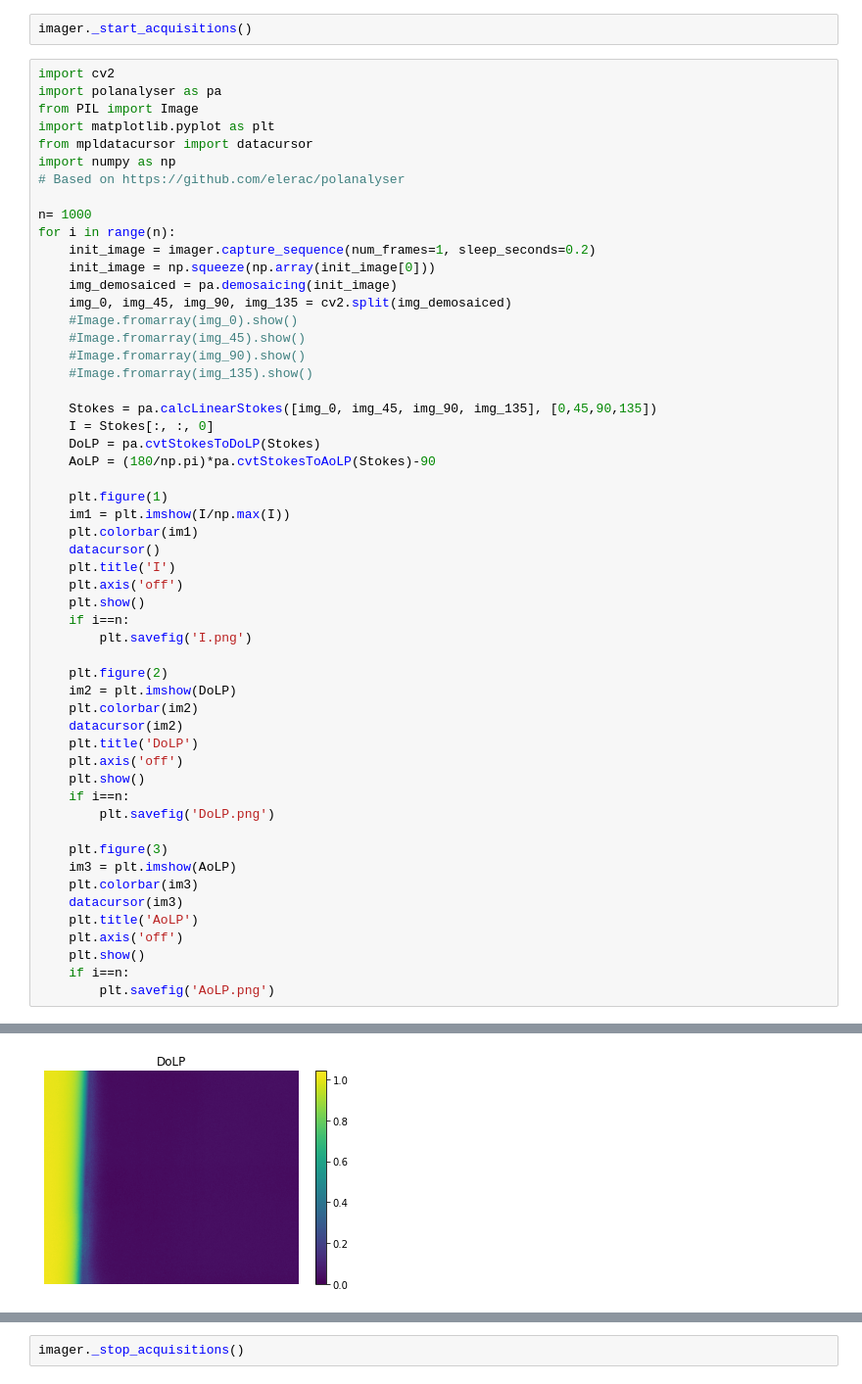
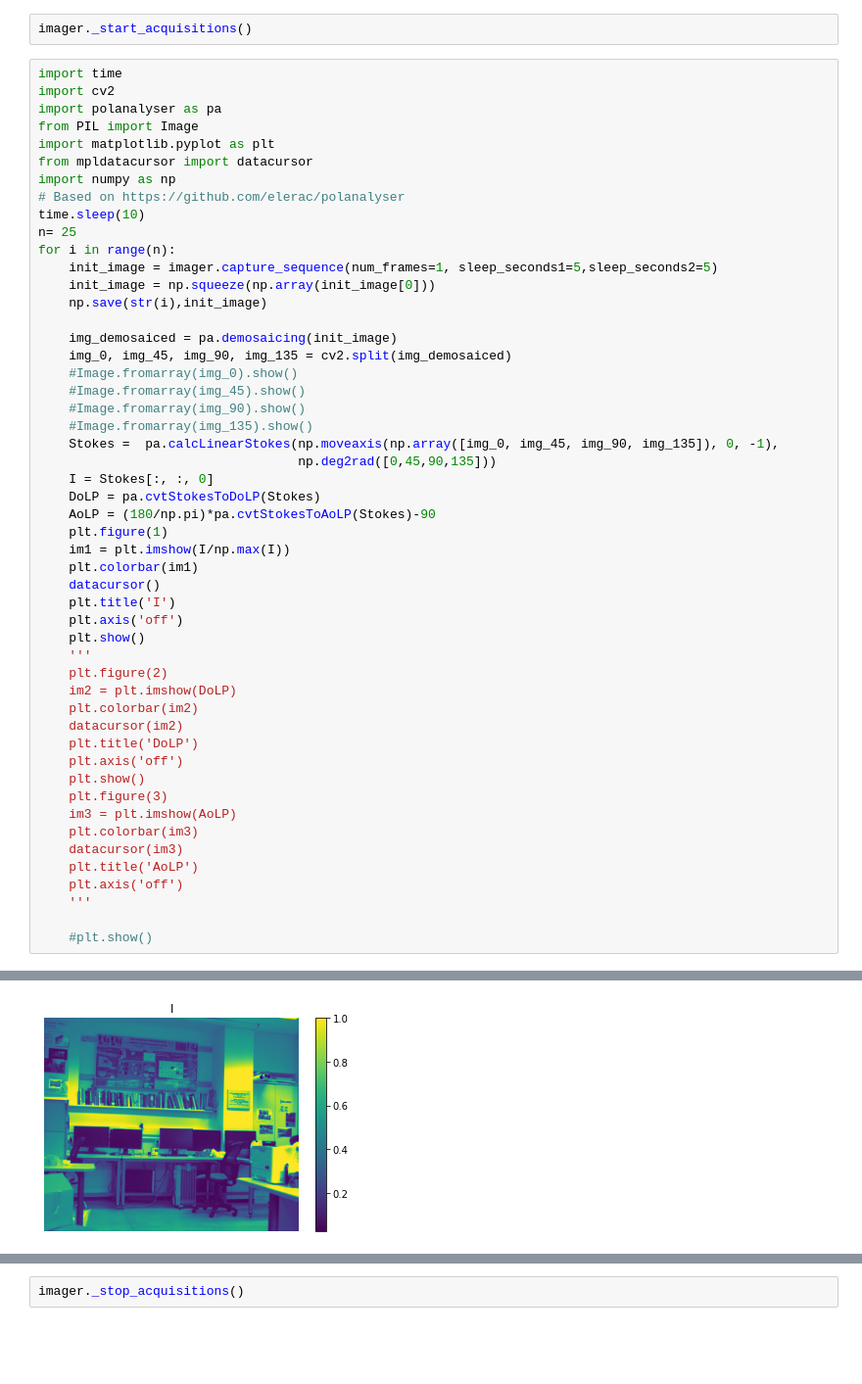
Before and after one commit to masadatz/PolCam, a Jupyter notebook: svs vistek.ipynb, the cells around one changed output, grey strips where cells are left out. Shown at 98% size. Saved outputs shown, nothing was run; the diff lists cells and outputs as text; blank space fills up the shorter version.

```diff
--- a/svs vistek.ipynb
+++ b/svs vistek.ipynb
@@ -15,6 +15,7 @@ imager.update_params(ExposureTime=20000, PixelFormat=PIXELFORMAT, AcquisitionFra
 # %%
 imager._start_acquisitions()
 # %%
+import time
 import cv2
 import polanalyser as pa
 from PIL import Image
@@ -22,23 +23,24 @@ import matplotlib.pyplot as plt
 from mpldatacursor import datacursor
 import numpy as np
 # Based on https://github.com/elerac/polanalyser
+time.sleep(10)
+n= 25
+for i in range(n):
+    init_image = imager.capture_sequence(num_frames=1, sleep_seconds1=5,sleep_seconds2=5)
+    init_image = np.squeeze(np.array(init_image[0]))
+    np.save(str(i),init_image)
 
-n= 1000
-for i in range(n):
-    init_image = imager.capture_sequence(num_frames=1, sleep_seconds=0.2)
-    init_image = np.squeeze(np.array(init_image[0]))
     img_demosaiced = pa.demosaicing(init_image)
     img_0, img_45, img_90, img_135 = cv2.split(img_demosaiced)
     #Image.fromarray(img_0).show()
     #Image.fromarray(img_45).show()
     #Image.fromarray(img_90).show()
     #Image.fromarray(img_135).show()
-
-    Stokes = pa.calcLinearStokes([img_0, img_45, img_90, img_135], [0,45,90,135])
+    Stokes =  pa.calcLinearStokes(np.moveaxis(np.array([img_0, img_45, img_90, img_135]), 0, -1),
+                                  np.deg2rad([0,45,90,135]))
     I = Stokes[:, :, 0]
     DoLP = pa.cvtStokesToDoLP(Stokes)
     AoLP = (180/np.pi)*pa.cvtStokesToAoLP(Stokes)-90
-
     plt.figure(1)
     im1 = plt.imshow(I/np.max(I))
     plt.colorbar(im1)
@@ -46,9 +48,7 @@ for i in range(n):
     plt.title('I')
     plt.axis('off')
     plt.show()
-    if i==n:
-        plt.savefig('I.png')
-
+    '''
     plt.figure(2)
     im2 = plt.imshow(DoLP)
     plt.colorbar(im2)
@@ -56,16 +56,13 @@ for i in range(n):
     plt.title('DoLP')
     plt.axis('off')
     plt.show()
-    if i==n:
-        plt.savefig('DoLP.png')
-
     plt.figure(3)
     im3 = plt.imshow(AoLP)
     plt.colorbar(im3)
     datacursor(im3)
     plt.title('AoLP')
     plt.axis('off')
-    plt.show()
-    if i==n:
-        plt.savefig('AoLP.png')
+    '''
+
+    #plt.show()
 # %% [output]
@@ -89 +87 @@ for i in range(n):
-[figure, old version]
+[figure, new version]
```
Also changed, not shown: parts of 3 cells of this notebook, 7 other files.
